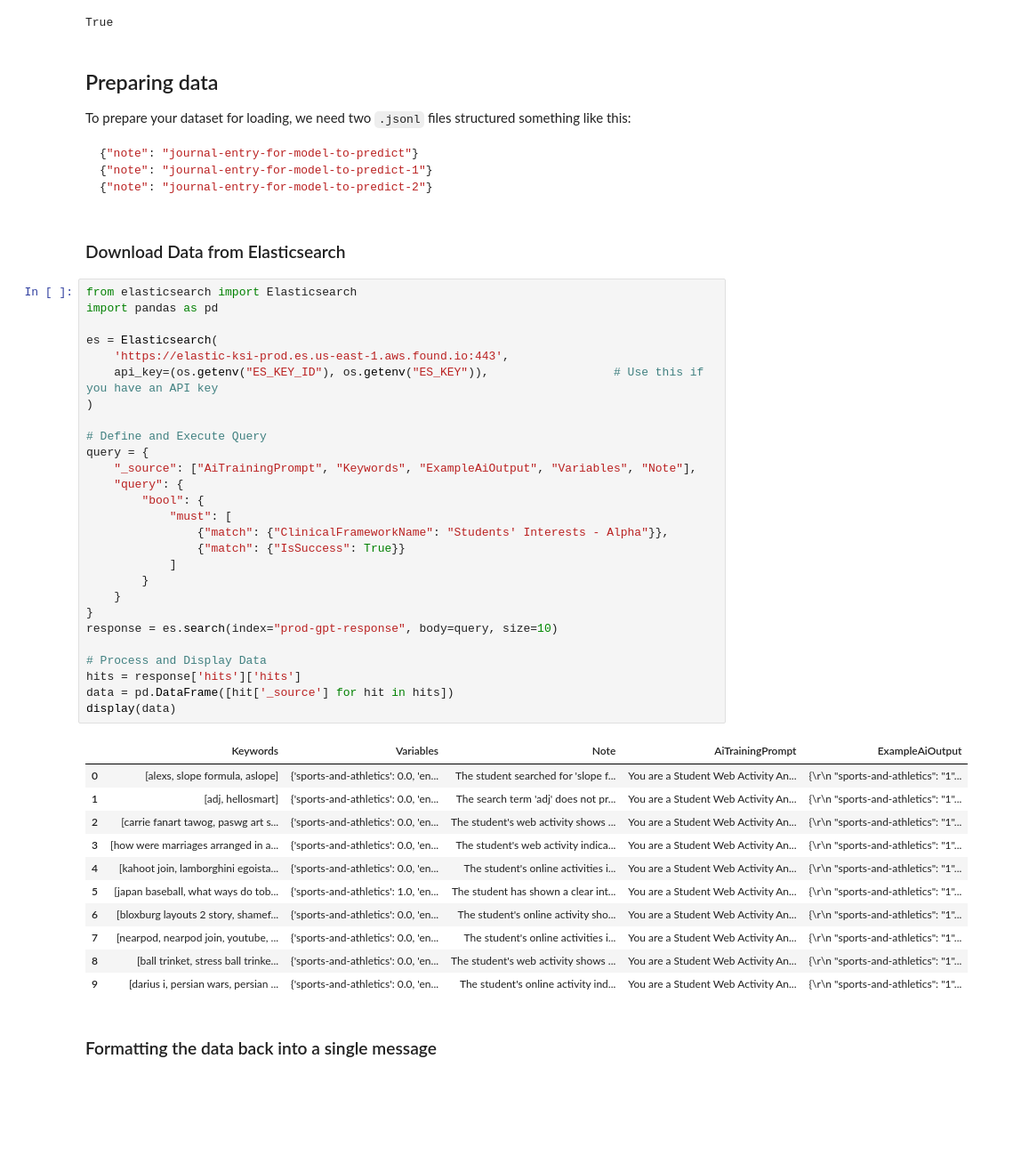
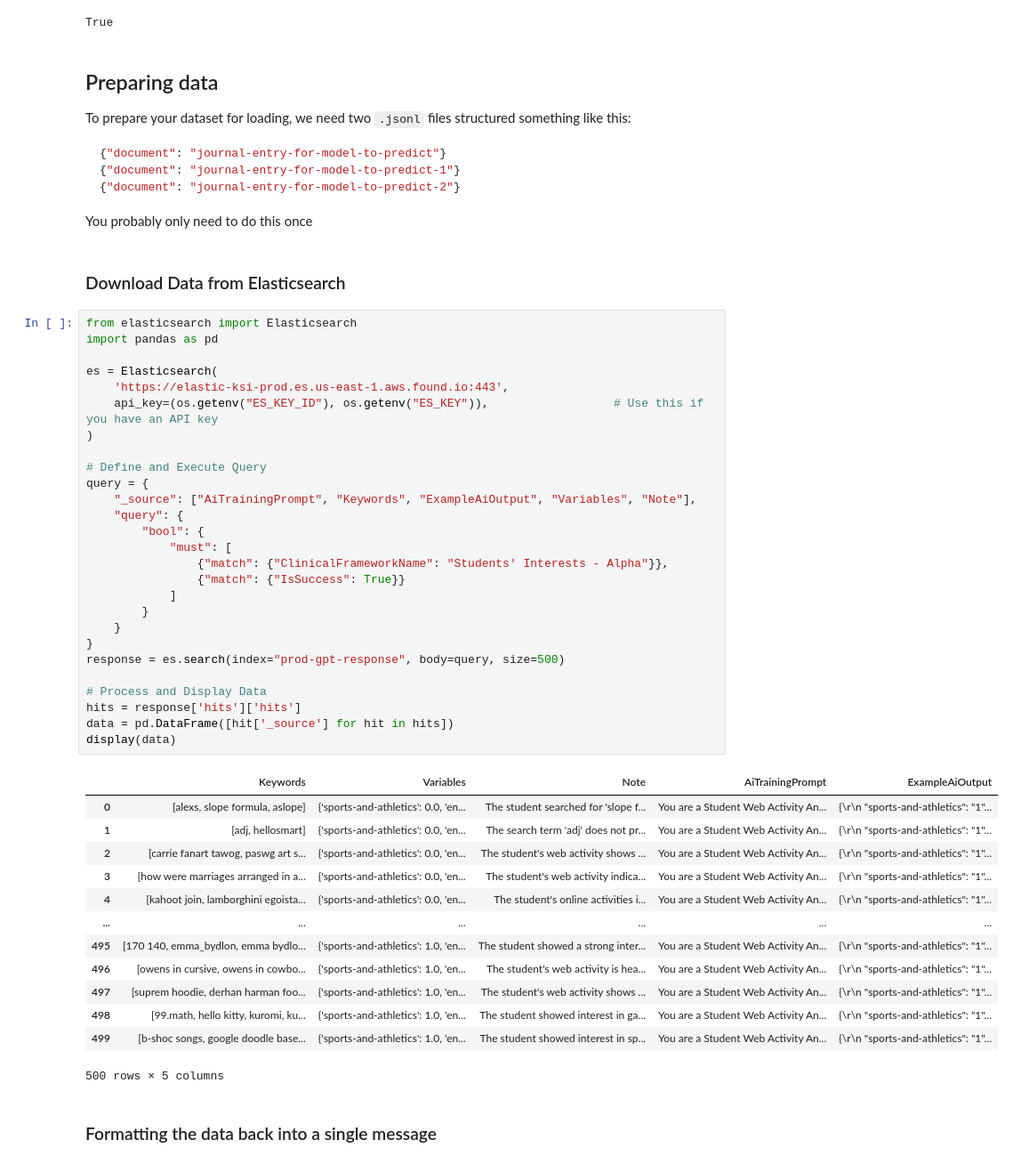
Before and after one commit to drachs/discern_finetune, a Jupyter notebook: mistral-finetune-own-data.ipynb, the cells around one changed output. Shown at 89% size. Drawn from its saved outputs; the diff is of its cells as text; blank space fills up the shorter version.

````diff
--- a/mistral-finetune-own-data.ipynb
+++ b/mistral-finetune-own-data.ipynb
@@ -40,10 +57,12 @@ True
 
 To prepare your dataset for loading, we need two `.jsonl` files structured something like this:
 ```json
-{"note": "journal-entry-for-model-to-predict"}
-{"note": "journal-entry-for-model-to-predict-1"}
-{"note": "journal-entry-for-model-to-predict-2"}
+{"document": "journal-entry-for-model-to-predict"}
+{"document": "journal-entry-for-model-to-predict-1"}
+{"document": "journal-entry-for-model-to-predict-2"}
 ```
+
+You probably only need to do this once
 # %% [markdown]
 ### Download Data from Elasticsearch
 # %%
@@ -52,39 +71,41 @@ import pandas as pd
 
 es = Elasticsearch(
     'https://elastic-ksi-prod.es.us-east-1.aws.found.io:443',
     api_key=(os.getenv("ES_KEY_ID"), os.getenv("ES_KEY")),                  # Use this if you have an API key
 )
 
 # Define and Execute Query
 query = {
     "_source": ["AiTrainingPrompt", "Keywords", "ExampleAiOutput", "Variables", "Note"],
     "query": {
         "bool": {
             "must": [
                 {"match": {"ClinicalFrameworkName": "Students' Interests - Alpha"}},
                 {"match": {"IsSuccess": True}}
             ]
         }
     }
 }
-response = es.search(index="prod-gpt-response", body=query, size=10)
+response = es.search(index="prod-gpt-response", body=query, size=500)
 
 # Process and Display Data
 hits = response['hits']['hits']
 data = pd.DataFrame([hit['_source'] for hit in hits])
 display(data)
 # %% [output]
 |  | Keywords | Variables | Note | AiTrainingPrompt | ExampleAiOutput |
 | 0 | [alexs, slope formula, aslope] | {'sports-and-athletics': 0.0, 'en... | The student searched for 'slope f... | You are a Student Web Activity An... | {\r\n "sports-and-athletics": "1"... |
 | 1 | [adj, hellosmart] | {'sports-and-athletics': 0.0, 'en... | The search term 'adj' does not pr... | You are a Student Web Activity An... | {\r\n "sports-and-athletics": "1"... |
 | 2 | [carrie fanart tawog, paswg art s... | {'sports-and-athletics': 0.0, 'en... | The student's web activity shows ... | You are a Student Web Activity An... | {\r\n "sports-and-athletics": "1"... |
 | 3 | [how were marriages arranged in a... | {'sports-and-athletics': 0.0, 'en... | The student's web activity indica... | You are a Student Web Activity An... | {\r\n "sports-and-athletics": "1"... |
 | 4 | [kahoot join, lamborghini egoista... | {'sports-and-athletics': 0.0, 'en... | The student's online activities i... | You are a Student Web Activity An... | {\r\n "sports-and-athletics": "1"... |
-| 5 | [japan baseball, what ways do tob... | {'sports-and-athletics': 1.0, 'en... | The student has shown a clear int... | You are a Student Web Activity An... | {\r\n "sports-and-athletics": "1"... |
-| 6 | [bloxburg layouts 2 story, shamef... | {'sports-and-athletics': 0.0, 'en... | The student's online activity sho... | You are a Student Web Activity An... | {\r\n "sports-and-athletics": "1"... |
-| 7 | [nearpod, nearpod join, youtube, ... | {'sports-and-athletics': 0.0, 'en... | The student's online activities i... | You are a Student Web Activity An... | {\r\n "sports-and-athletics": "1"... |
-| 8 | [ball trinket, stress ball trinke... | {'sports-and-athletics': 0.0, 'en... | The student's web activity shows ... | You are a Student Web Activity An... | {\r\n "sports-and-athletics": "1"... |
-| 9 | [darius i, persian wars, persian ... | {'sports-and-athletics': 0.0, 'en... | The student's online activity ind... | You are a Student Web Activity An... | {\r\n "sports-and-athletics": "1"... |
+| ... | ... | ... | ... | ... | ... |
+| 495 | [170 140, emma_bydlon, emma bydlo... | {'sports-and-athletics': 1.0, 'en... | The student showed a strong inter... | You are a Student Web Activity An... | {\r\n "sports-and-athletics": "1"... |
+| 496 | [owens in cursive, owens in cowbo... | {'sports-and-athletics': 1.0, 'en... | The student's web activity is hea... | You are a Student Web Activity An... | {\r\n "sports-and-athletics": "1"... |
+| 497 | [suprem hoodie, derhan harman foo... | {'sports-and-athletics': 1.0, 'en... | The student's web activity shows ... | You are a Student Web Activity An... | {\r\n "sports-and-athletics": "1"... |
+| 498 | [99.math, hello kitty, kuromi, ku... | {'sports-and-athletics': 1.0, 'en... | The student showed interest in ga... | You are a Student Web Activity An... | {\r\n "sports-and-athletics": "1"... |
+| 499 | [b-shoc songs, google doodle base... | {'sports-and-athletics': 1.0, 'en... | The student showed interest in sp... | You are a Student Web Activity An... | {\r\n "sports-and-athletics": "1"... |
+500 rows × 5 columns
 # %% [markdown]
 ### Formatting the data back into a single message
 # %%
````
Also changed, not shown: parts of 9 cells of this notebook, 1 other file.
